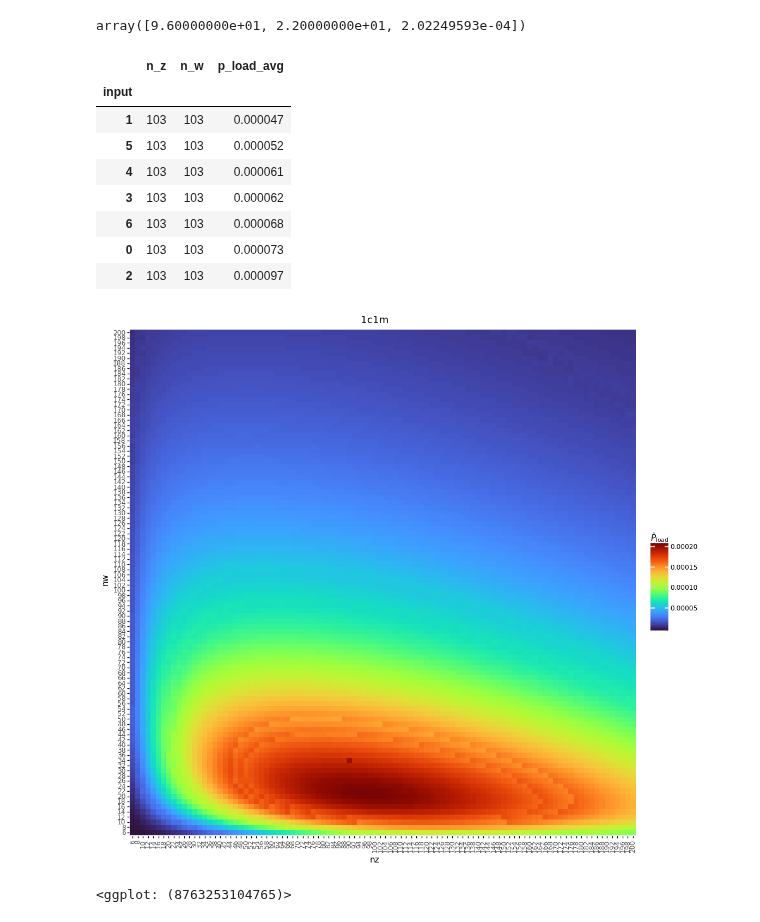
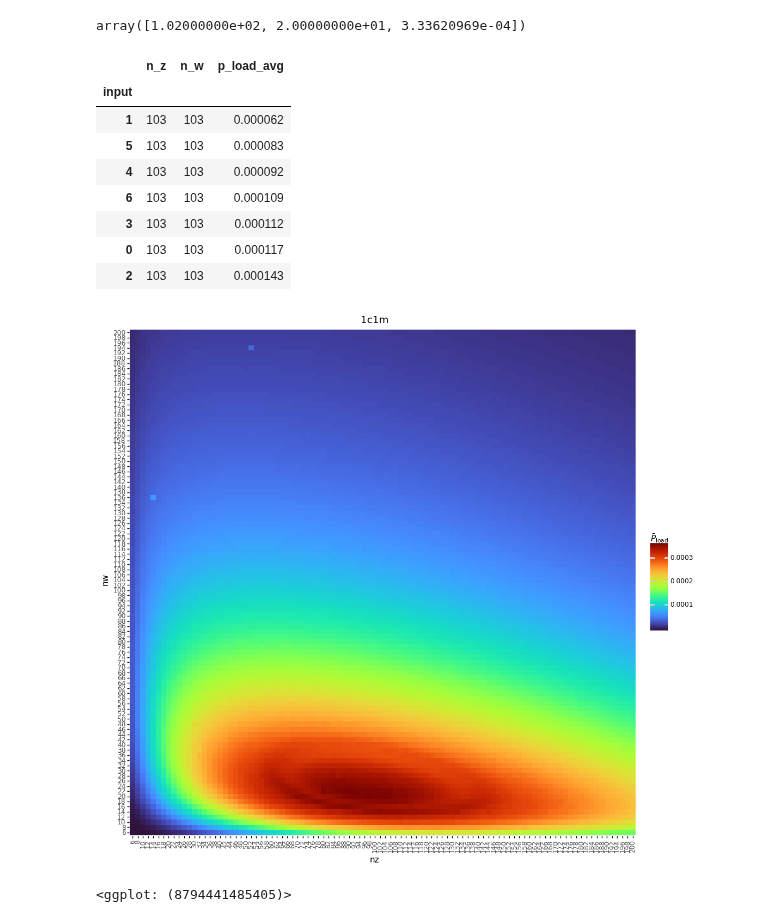
Before and after one commit to mnicstruwig/FlexibleFluxSimulator, a Jupyter notebook: experiments/2020-11-05-Optimization-Results-Anaylsis.ipynb, the cells around one changed output. Cells and saved outputs as stored; diff of their text form; code cells hidden in the pictures.

Commit message:
Update plots in Notebooks

```diff
--- a/experiments/2020-11-05-Optimization-Results-Anaylsis.ipynb
+++ b/experiments/2020-11-05-Optimization-Results-Anaylsis.ipynb
@@ -6,7 +6,7 @@ import pyarrow as pa
 import numpy as np
 import pandas as pd
 # %%
-df_1c1m = pq.read_table('../data/optimization_outputs/2021-01-29/1c1m.parquet/').to_pandas()
+df_1c1m = pq.read_table('../output/1c1m.parquet/').to_pandas()
 
 # There appears to be some mistakes in 2 and 6 -- warrants some later investigation
 #df_1c1m = df_1c1m.drop(df_1c1m[df_1c1m['input'] == 3].index)
@@ -14,25 +14,25 @@ df_1c1m = pq.read_table('../data/optimization_outputs/2021-01-29/1c1m.parquet/')
 # %%
 df_1c1m.groupby(['n_z', 'n_w']).mean().reset_index().drop('input', axis=1).sort_values(by='p_load_avg', ascending=False).head(10).values[0]
 # %% [output]
-array([9.60000000e+01, 2.20000000e+01, 2.02249593e-04])
+array([1.02000000e+02, 2.00000000e+01, 3.33620969e-04])
 # %%
 df_1c1m.groupby('input').mean('p_load_avg').sort_values(by='p_load_avg')
 # %% [output]
 |  | n_z | n_w | p_load_avg |
 | input |  |  |  |
-| 1 | 103 | 103 | 0.000047 |
-| 5 | 103 | 103 | 0.000052 |
-| 4 | 103 | 103 | 0.000061 |
-| 3 | 103 | 103 | 0.000062 |
-| 6 | 103 | 103 | 0.000068 |
-| 0 | 103 | 103 | 0.000073 |
-| 2 | 103 | 103 | 0.000097 |
+| 1 | 103 | 103 | 0.000062 |
+| 5 | 103 | 103 | 0.000083 |
+| 4 | 103 | 103 | 0.000092 |
+| 6 | 103 | 103 | 0.000109 |
+| 3 | 103 | 103 | 0.000112 |
+| 0 | 103 | 103 | 0.000117 |
+| 2 | 103 | 103 | 0.000143 |
 # %%
-p = ggplot(aes(x='factor(n_z)', y='factor(n_w)', fill='p_load_avg'), df_1c1m.groupby(['n_z', 'n_w']).mean().reset_index())
+p = ggplot(aes(x='factor(n_z)', y='factor(n_w)', fill='p_load_avg'), df_1c1m.query('input == 6').groupby(['n_z', 'n_w']).mean().reset_index())
 p + geom_tile() + scale_fill_cmap('turbo') + coord_equal() + theme(figure_size=(12, 12), axis_text_x=element_text(angle=90)) + ggtitle('1c1m') + labs(fill=r'$\bar{P}_{\mathrm{load}}$', x='nz', y='nw')
 # %% [output]
-[figure, old version]
+[figure, new version]
-<ggplot: (8763253104765)>
+<ggplot: (8794441485405)>
 # %%
 df_1c1m.groupby(['n_z', 'n_w']).mean('p_load_avg').sort_values(by='p_load_avg', ascending=False)
 # %% [output]
```
Also changed, not shown: parts of 14 cells of this notebook, 1 other file.
